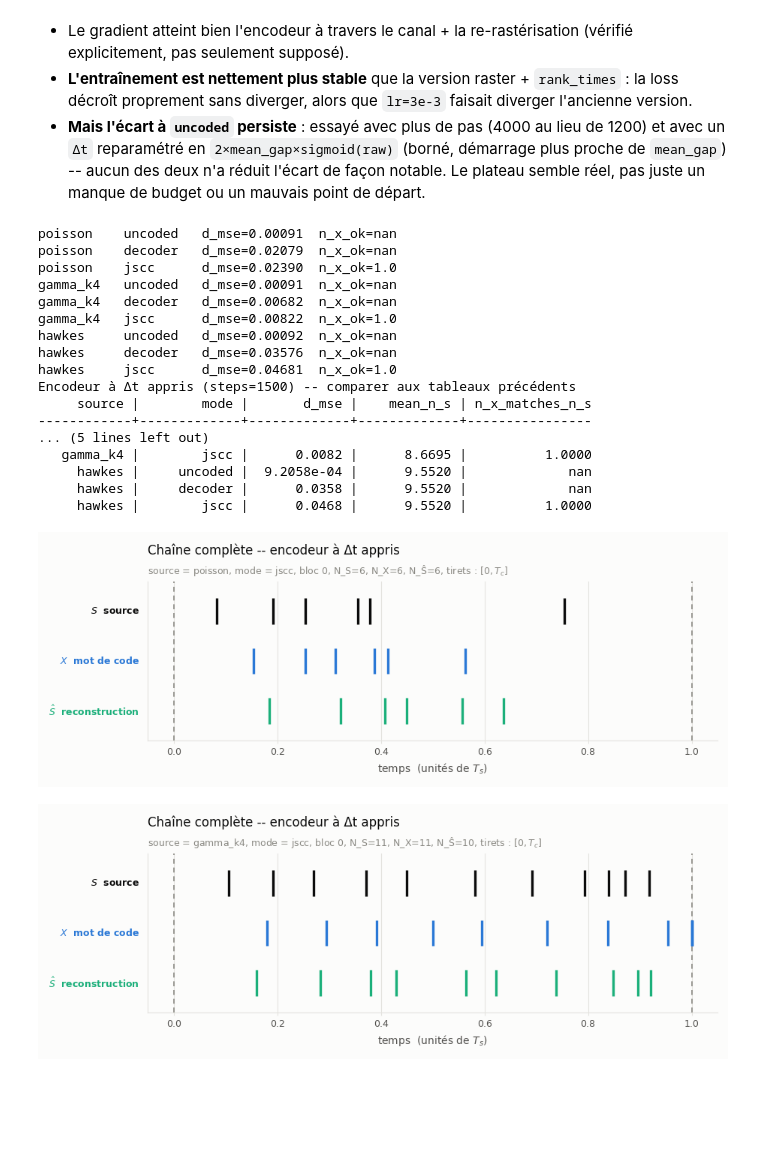
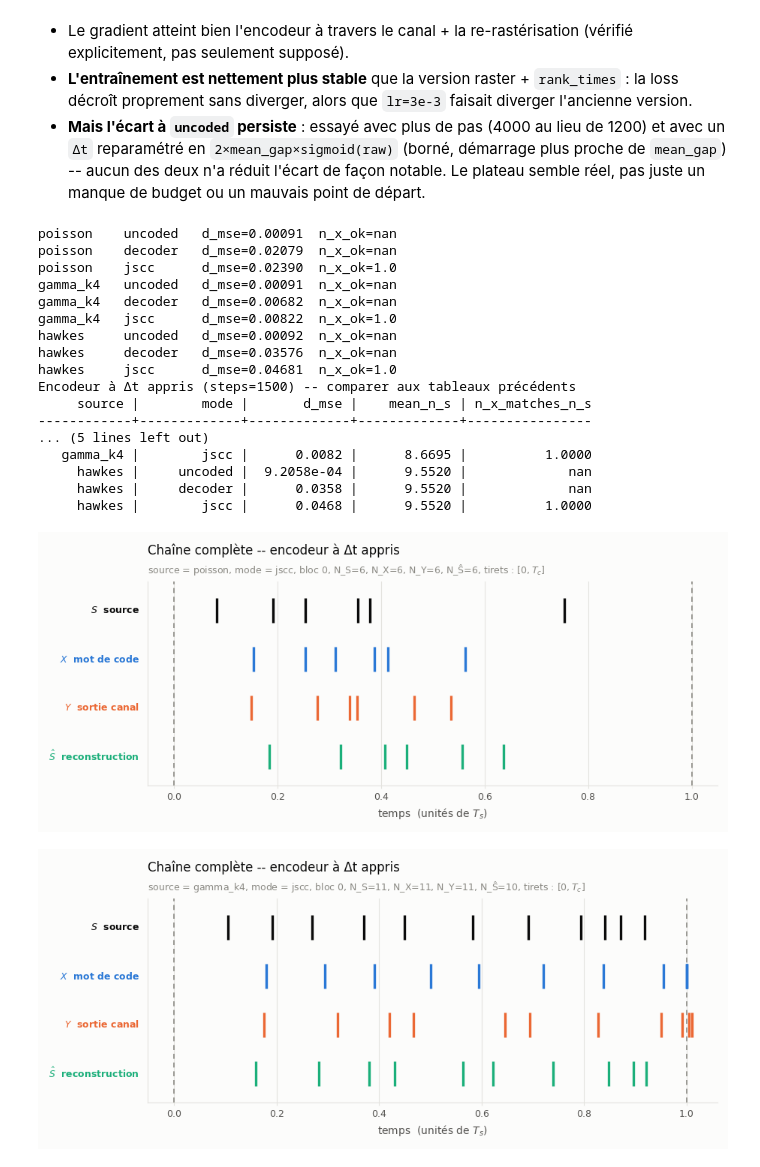
Before and after one commit to marcolegigabro/SNN-encoders, a Jupyter notebook: task1-compression-with-channel/hawkes_jscc.ipynb, the cells around one changed output. Saved outputs shown, nothing was run; the diff lists cells and outputs as text; code cells hidden in the pictures; blank space fills up the shorter version.

```diff
--- a/task1-compression-with-channel/hawkes_jscc.ipynb
+++ b/task1-compression-with-channel/hawkes_jscc.ipynb
@@ -1398,11 +1398,12 @@ def fig_realisation_generic(sampler, model, cfg: Config, title_prefix: str,
         out = model(r_source, gen=gen)
     S = out["t_true"][block][out["mask_true"][block]].numpy()
     X = out["X"][block][out["mask_x"][block]].numpy()
+    Y = out["Y"][block][out["mask_x"][block]].numpy()
     H = out["S_hat"][block][out["mask_hat"][block]].numpy()
 
     rows = [("$S$  source", S, INK), ("$X$  mot de code", X, C_UNCODED),
-            ("$\\hat{S}$  reconstruction", H, C_JSCC)]
-    fig, ax = plt.subplots(figsize=(9.2, 3.4), facecolor=SURFACE)
+            ("$Y$  sortie canal", Y, C_DECODER), ("$\\hat{S}$  reconstruction", H, C_JSCC)]
+    fig, ax = plt.subplots(figsize=(9.2, 4.0), facecolor=SURFACE)
     for k, (name, vals, colour) in enumerate(rows):
         y0 = len(rows) - 1 - k
         ax.eventplot([vals], colors=colour, lineoffsets=y0, linelengths=0.52,
@@ -1412,8 +1413,8 @@ def fig_realisation_generic(sampler, model, cfg: Config, title_prefix: str,
     for xv in (0.0, cfg.Tc):
         ax.axvline(xv, color=MUTED, lw=1.2, ls=(0, (4, 3)), zorder=2)
     sub = (f"source = {title_prefix}, mode = {model.mode}, bloc {block}, "
-           f"N_S={len(S)}, N_X={len(X)}, N_Ŝ={len(H)}, tirets : $[0, T_c]$")
-    ax.set_ylim(-0.6, 2.6); ax.set_yticks([])
+           f"N_S={len(S)}, N_X={len(X)}, N_Y={len(Y)}, N_Ŝ={len(H)}, tirets : $[0, T_c]$")
+    ax.set_ylim(-0.6, 3.6); ax.set_yticks([])
     style(ax, "temps  (unités de $T_s$)", "", "Chaîne complète -- encodeur à Δt appris", sub)
     fig.tight_layout()
     return fig
@@ -1549,7 +1550,7 @@ class SystemDelta(nn.Module):
             r_in = raster_from_times(Y, mask_x, self.cfg)   # re-rastérisation, seule collision possible
             S_hat, mask_hat = self.decoder(r_in)
         return {"t_true": t_true, "mask_true": mask_true, "X": X, "mask_x": mask_x,
-                "S_hat": S_hat, "mask_hat": mask_hat}
+                "Y": Y, "S_hat": S_hat, "mask_hat": mask_hat}
 
     @property
     def n_params(self):
@@ -1612,32 +1613,32 @@ for name, sampler in DELTA_SOURCES.items():
         row = {"source": name, "mode": mode, "d_mse": float(d_eval),
                "mean_n_s": float(n_s.float().mean()), "n_x_matches_n_s": n_x_ok}
         DELTA_ROWS.append(row)
         DELTA_MODELS[(name, mode)] = model
         print(f"{name:10s} {mode:8s}  d_mse={row['d_mse']:.5f}  n_x_ok={n_x_ok}")
 
 show_table(DELTA_ROWS, cols=["source", "mode", "d_mse", "mean_n_s", "n_x_matches_n_s"],
            title=f"Encodeur à Δt appris (steps={DELTA_STEPS}) -- comparer aux tableaux précédents")
 
 for name, sampler in DELTA_SOURCES.items():
     fig_realisation_generic(sampler, DELTA_MODELS[(name, "jscc")], CFG, title_prefix=name)
     plt.show()
 # %% [output]
 poisson    uncoded   d_mse=0.00091  n_x_ok=nan
 poisson    decoder   d_mse=0.02079  n_x_ok=nan
 poisson    jscc      d_mse=0.02390  n_x_ok=1.0
 gamma_k4   uncoded   d_mse=0.00091  n_x_ok=nan
 gamma_k4   decoder   d_mse=0.00682  n_x_ok=nan
 gamma_k4   jscc      d_mse=0.00822  n_x_ok=1.0
 hawkes     uncoded   d_mse=0.00092  n_x_ok=nan
 hawkes     decoder   d_mse=0.03576  n_x_ok=nan
 hawkes     jscc      d_mse=0.04681  n_x_ok=1.0
 Encodeur à Δt appris (steps=1500) -- comparer aux tableaux précédents
      source |        mode |       d_mse |    mean_n_s | n_x_matches_n_s
 ------------+-------------+-------------+-------------+----------------
 ... (5 lines left out)
    gamma_k4 |        jscc |      0.0082 |      8.6695 |          1.0000
      hawkes |     uncoded |  9.2058e-04 |      9.5520 |             nan
      hawkes |     decoder |      0.0358 |      9.5520 |             nan
      hawkes |        jscc |      0.0468 |      9.5520 |          1.0000
-[figure, old version]
+[figure, new version]
-[figure, old version]
+[figure, new version]
```
Also changed, not shown: parts of 1 cell of this notebook.
